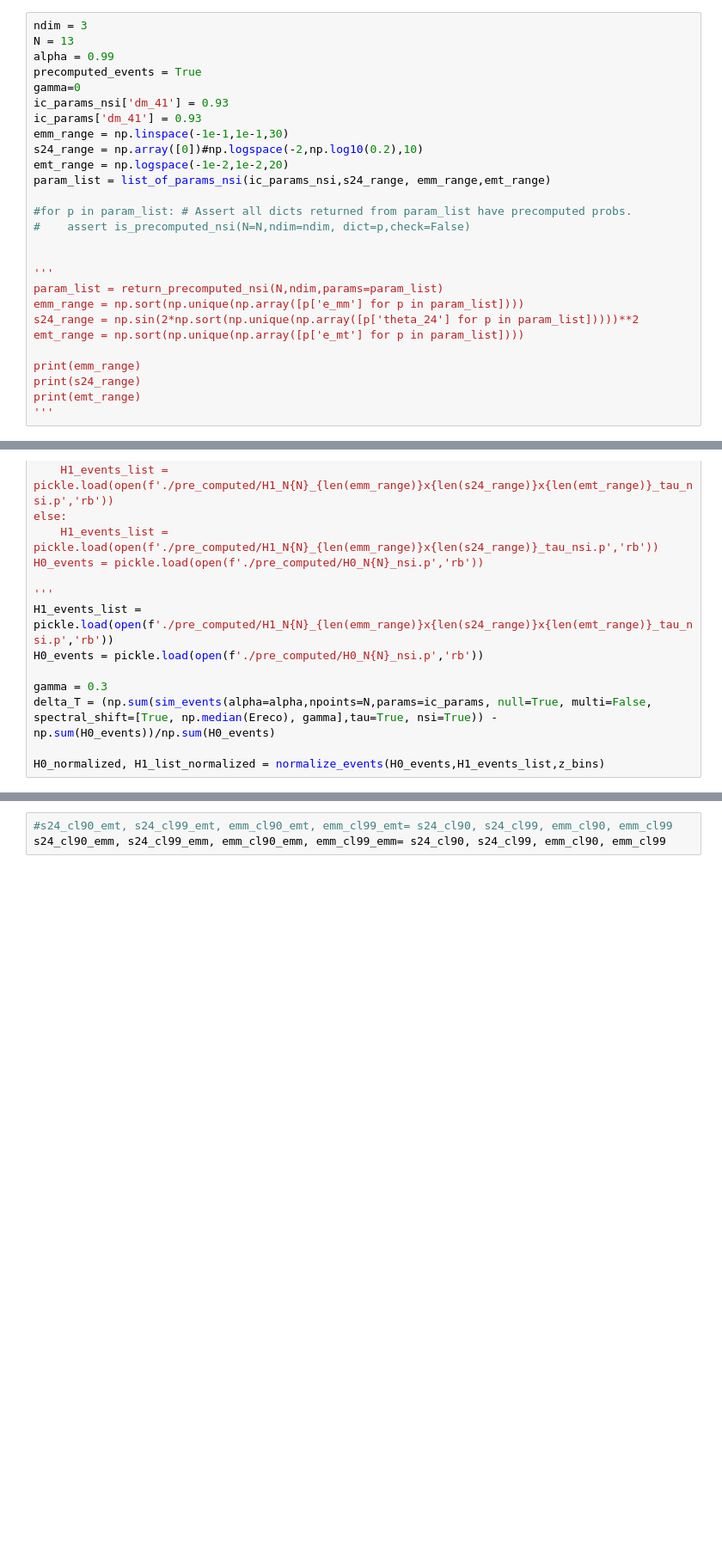
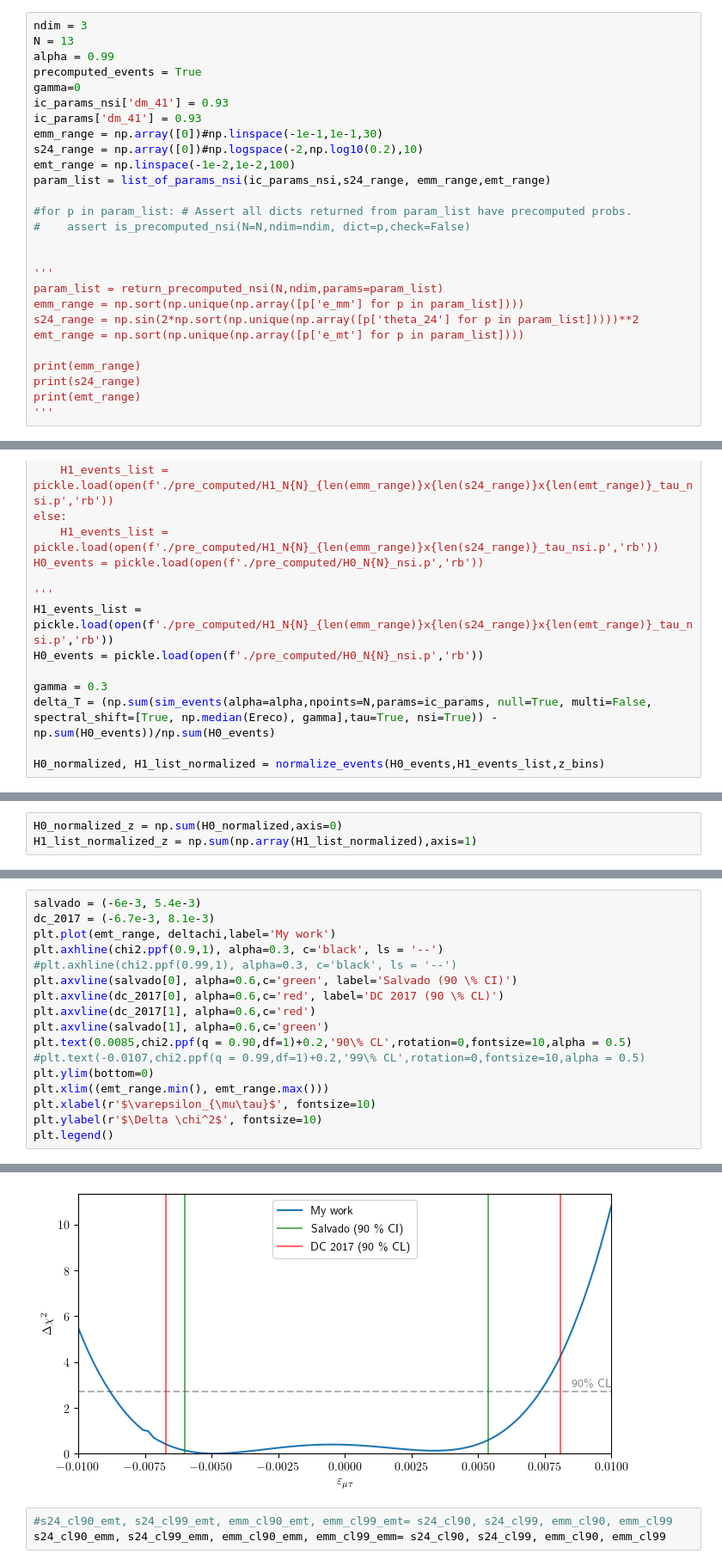
Before and after one commit to Sjoeborg/thesis, a Jupyter notebook: notebooks/NSI/event_processing_nsi.ipynb, the cells around one changed output, grey strips where cells are left out. Shown at 86% size. Drawn from its saved outputs; the diff is of its cells as text; blank space fills up the shorter version.

```diff
--- a/notebooks/NSI/event_processing_nsi.ipynb
+++ b/notebooks/NSI/event_processing_nsi.ipynb
@@ -37,9 +37,9 @@ precomputed_events = True
 gamma=0
 ic_params_nsi['dm_41'] = 0.93
 ic_params['dm_41'] = 0.93
-emm_range = np.linspace(-1e-1,1e-1,30)
+emm_range = np.array([0])#np.linspace(-1e-1,1e-1,30)
 s24_range = np.array([0])#np.logspace(-2,np.log10(0.2),10)
-emt_range = np.logspace(-1e-2,1e-2,20)
+emt_range = np.linspace(-1e-2,1e-2,100)
 param_list = list_of_params_nsi(ic_params_nsi,s24_range, emm_range,emt_range)
 
 #for p in param_list: # Assert all dicts returned from param_list have precomputed probs.
@@ -91,3 +101,6 @@ H0_normalized, H1_list_normalized = normalize_events(H0_events,H1_events_list,z_
+# %%
+H0_normalized_z = np.sum(H0_normalized,axis=0)
+H1_list_normalized_z = np.sum(np.array(H1_list_normalized),axis=1)
 # %%
 sigma_a = 0.25
 sigma_b = 0.04
@@ -102,0 +111,18 @@ plt.imshow(deltachi)
+# %%
+salvado = (-6e-3, 5.4e-3)
+dc_2017 = (-6.7e-3, 8.1e-3)
+plt.plot(emt_range, deltachi,label='My work')
+plt.axhline(chi2.ppf(0.9,1), alpha=0.3, c='black', ls = '--')
+#plt.axhline(chi2.ppf(0.99,1), alpha=0.3, c='black', ls = '--')
+plt.axvline(salvado[0], alpha=0.6,c='green', label='Salvado (90 \% CI)')
+plt.axvline(dc_2017[0], alpha=0.6,c='red', label='DC 2017 (90 \% CL)')
+plt.axvline(dc_2017[1], alpha=0.6,c='red')
+plt.axvline(salvado[1], alpha=0.6,c='green')
+plt.text(0.0085,chi2.ppf(q = 0.90,df=1)+0.2,'90\% CL',rotation=0,fontsize=10,alpha = 0.5)
+#plt.text(-0.0107,chi2.ppf(q = 0.99,df=1)+0.2,'99\% CL',rotation=0,fontsize=10,alpha = 0.5)
+plt.ylim(bottom=0)
+plt.xlim((emt_range.min(), emt_range.max()))
+plt.xlabel(r'$\varepsilon_{\mu\tau}$', fontsize=10)
+plt.ylabel(r'$\Delta \chi^2$', fontsize=10)
+plt.legend()
+# %% [output]
@@ -103,3 +130,4 @@ plt.imshow(deltachi)
+[figure, added]
 # %%
 #s24_cl90_emt, s24_cl99_emt, emm_cl90_emt, emm_cl99_emt= s24_cl90, s24_cl99, emm_cl90, emm_cl99
 s24_cl90_emm, s24_cl99_emm, emm_cl90_emm, emm_cl99_emm= s24_cl90, s24_cl99, emm_cl90, emm_cl99
```
Also changed, not shown: parts of 6 cells of this notebook, 10 other files.
